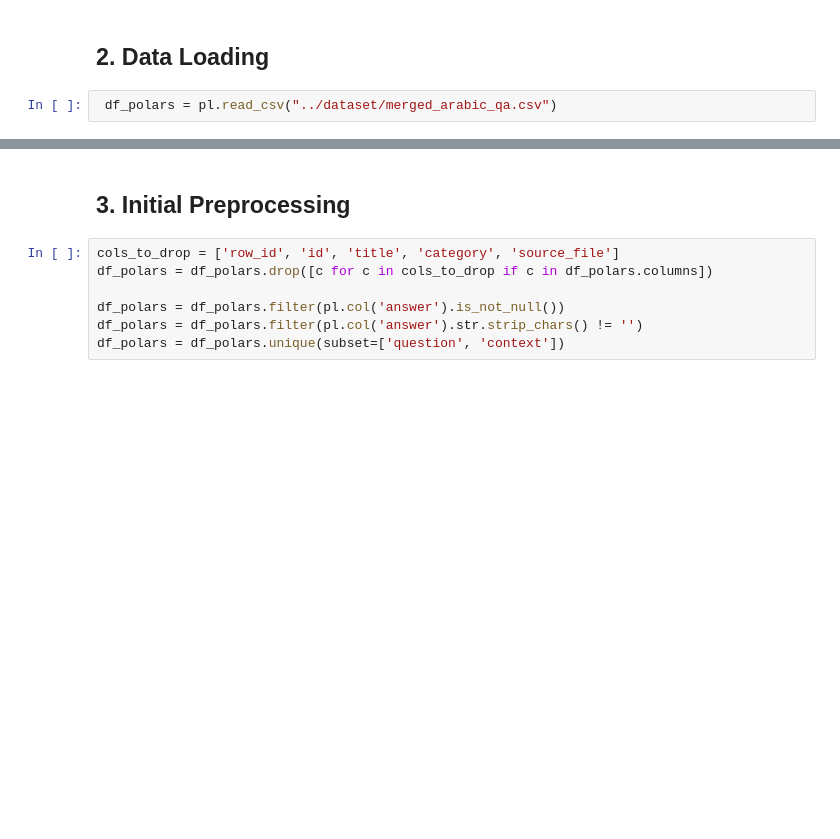
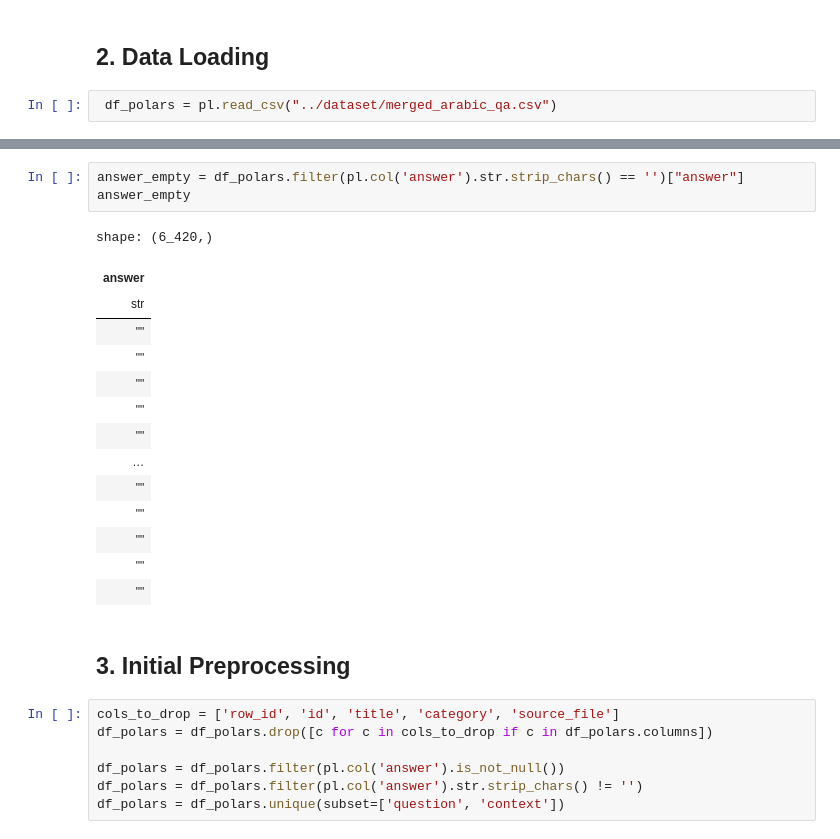
Before and after one commit to Achraftic/Arabic_Question_Answering, a Jupyter notebook: notebooks/data_pipeline.ipynb, the cells around one changed output, grey strips where cells are left out. Drawn from its saved outputs; the diff is of its cells as text; blank space fills up the shorter version.

```diff
--- a/notebooks/data_pipeline.ipynb
+++ b/notebooks/data_pipeline.ipynb
@@ -20,3 +42,21 @@ sns.set_theme(style="whitegrid", palette="muted")
+# %%
+answer_empty = df_polars.filter(pl.col('answer').str.strip_chars() == '')["answer"]
+answer_empty
+# %% [output]
+shape: (6_420,)
+| answer |
+| str |
+| "" |
+| "" |
+| "" |
+| "" |
+| "" |
+| … |
+| "" |
+| "" |
+| "" |
+| "" |
+| "" |
 # %% [markdown]
 ## 3. Initial Preprocessing
 # %%
```
Also changed, not shown: parts of 5 cells of this notebook, 8 other files.
